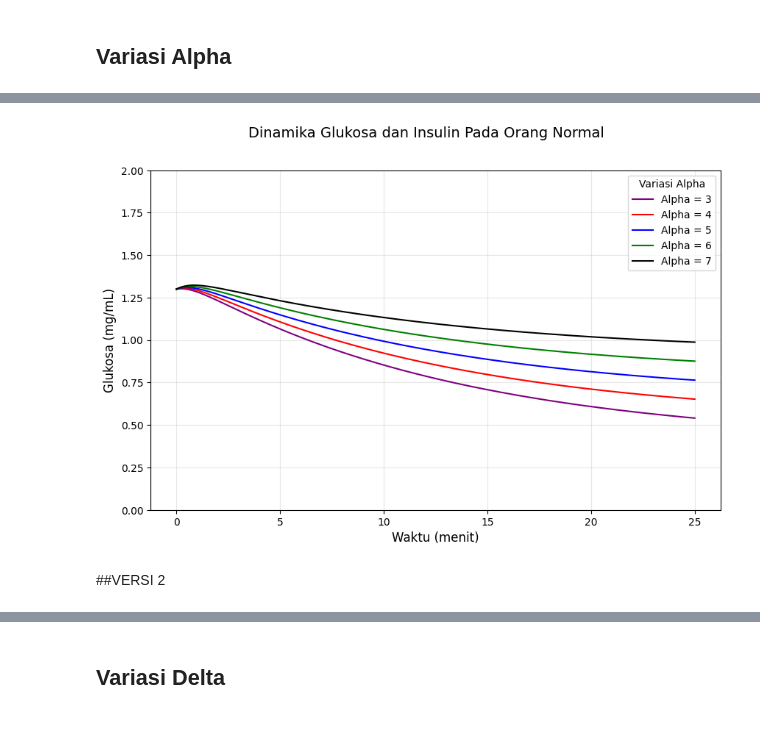
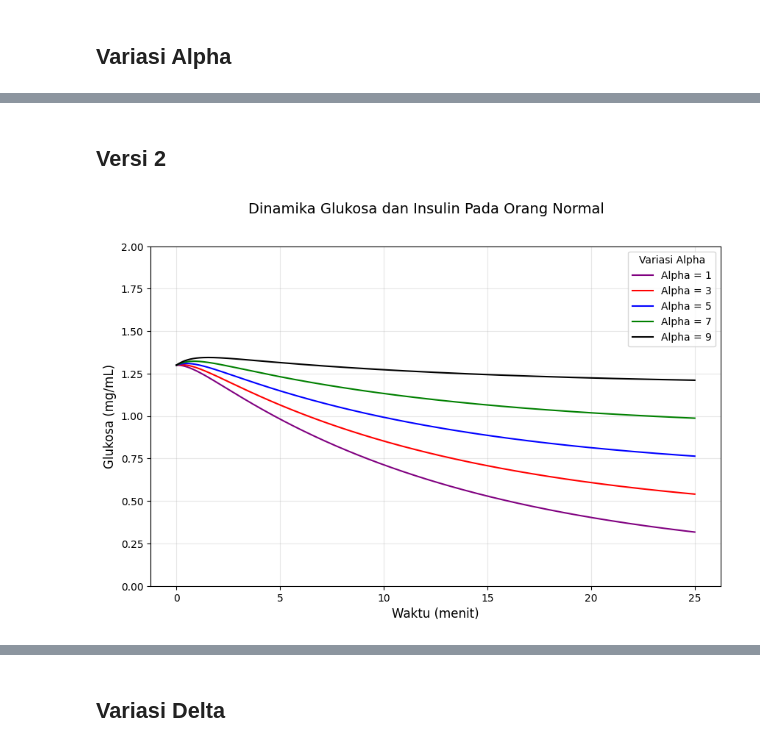
Before and after one commit to dayudyah20/Belajar-Coursera, a Jupyter notebook: Model_Jurnal_ipynb.ipynb, the cells around one changed output, grey strips where cells are left out. Saved outputs shown, nothing was run; the diff lists cells and outputs as text; code cells hidden in the pictures.

```diff
--- a/Model_Jurnal_ipynb.ipynb
+++ b/Model_Jurnal_ipynb.ipynb
@@ -560,5 +628,6 @@ Penurunan insulin dimulai pada waktu t = 32.62
+# %% [markdown]
+## Versi 2
 # %%
-#1
 import numpy as np
 import matplotlib.pyplot as plt
 
@@ -596,34 +665,32 @@ beta = 0.01
 delta = 1
 
 # Rentang waktu simulasi
 t = np.linspace(0, 25, 3000)
 
 # Variasi alpha yang ingin diuji
-alpha_list = [3, 4, 5, 6, 7] # dibawah 0 seperti 0.01, 0.001 itu perubahannya sedikit jadi bisa dieliminasi
+alpha_list = [1, 3, 5, 7, 9] # dibawah 0 seperti 0.01, 0.001 itu perubahannya sedikit jadi bisa dieliminasi
 colors = ['purple','red', 'blue', 'green', 'black']
 
 fig, ax1 = plt.subplots(figsize=(10, 6))
 
 for i, alpha in enumerate(alpha_list):
     z0 = [130.0, 5.0]  # Kondisi awal Glukosa (mg/dL) dan Insulin
     params = (alpha, gamma, theta, delta, beta)
     solution = runge_kutta_4(f, z0, t, params)
 
     glucose = solution[:, 0] / 100  # Ubah glukosa dari mg/dL ke mg/mL
 
     ax1.plot(t, glucose, color=colors[i],
              label=f'Alpha = {alpha}',
              linestyle='dotted' if alpha == 0 else '-')
 
 ax1.set_xlabel('Waktu (menit)', fontsize=12)
 ax1.set_ylabel('Glukosa (mg/mL)', color='black', fontsize=12)
 ax1.set_ylim(0, 2)  # Disesuaikan karena sudah dalam mg/mL
 ax1.legend(loc="upper right", title="Variasi Alpha", fontsize=10)
 ax1.grid(alpha=0.3)
 
 fig.suptitle('Dinamika Glukosa dan Insulin Pada Orang Normal', fontsize=14)
 plt.show()
 # %% [output]
-[figure, old version]
+[figure, new version]
-# %% [markdown]
-##VERSI 2
```
Also changed, not shown: parts of 25 cells of this notebook.
